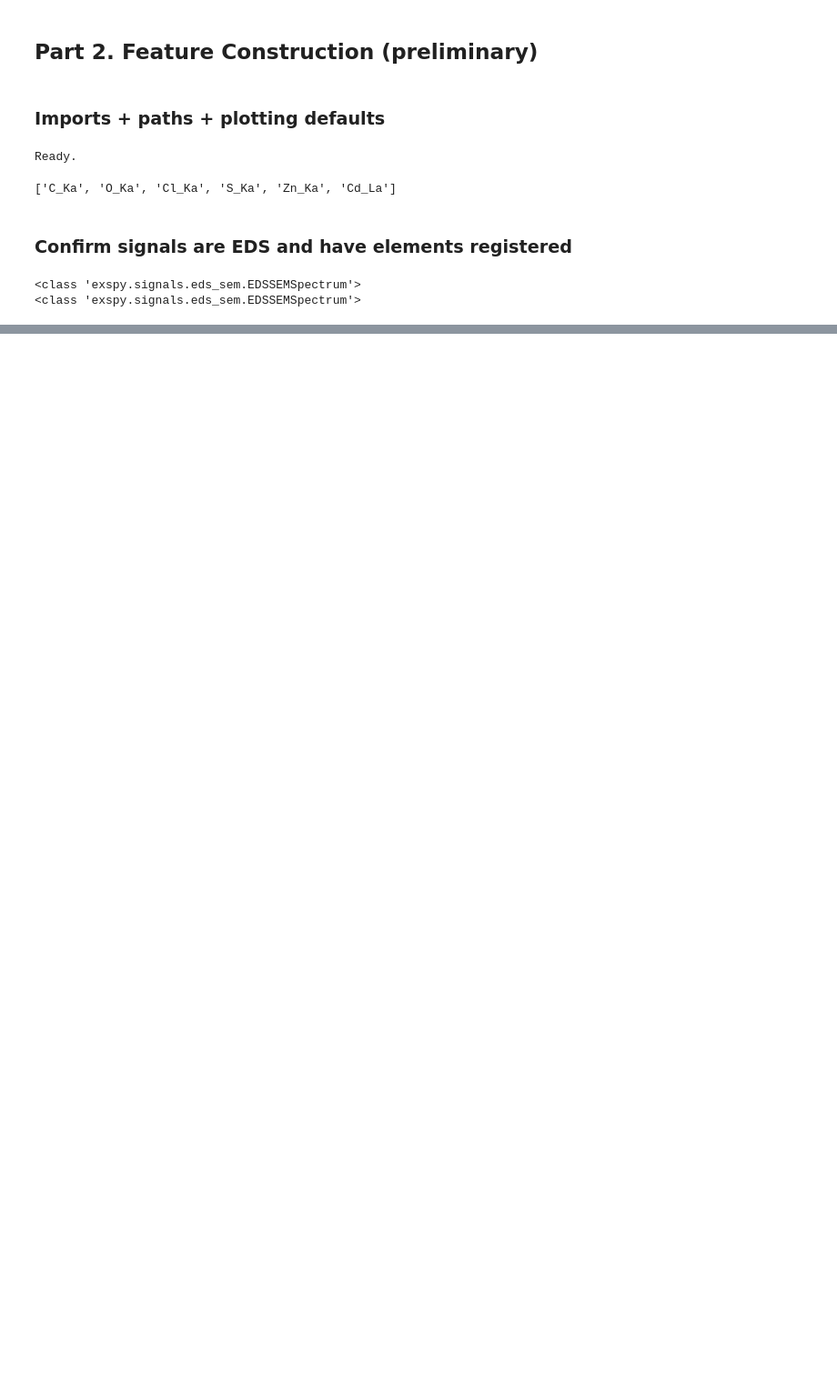
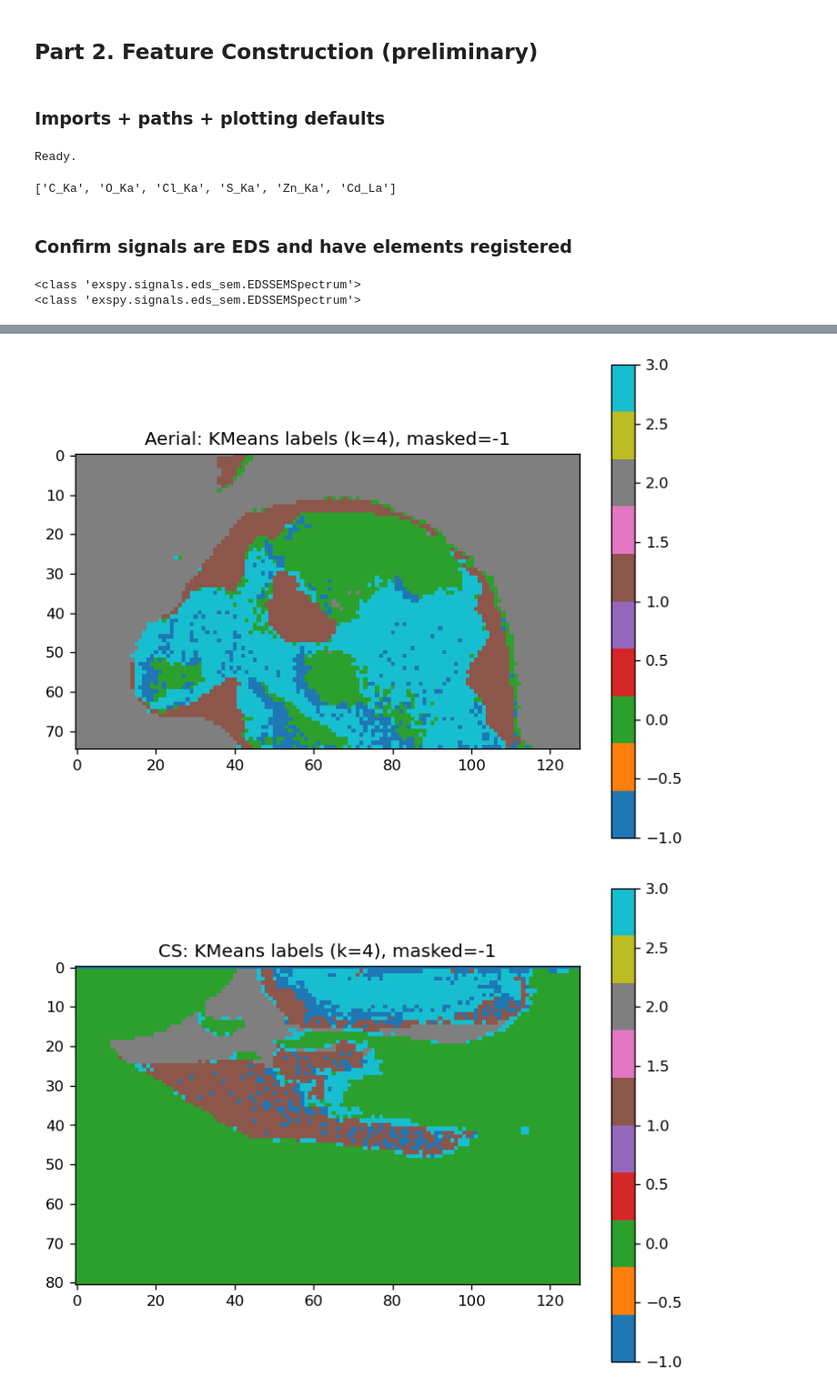
Before and after one commit to eliseetrheim/ZincSoap_ML, a Jupyter notebook: draft.ipynb, the cells around one changed output, grey strips where cells are left out. Shown at 91% size. Drawn from its saved outputs; the diff is of its cells as text; code cells hidden in the pictures; blank space fills up the shorter version.

```diff
--- a/draft.ipynb
+++ b/draft.ipynb
@@ -327,0 +433,16 @@ MemoryError: Unable to allocate 15.7 GiB for an array with shape (653, 1024, 314
+# %%
+# Mask low-signal pixels
+def low_signal_mask(X, quantile=0.05):
+    strength = X.sum(axis=1)
+    thresh = np.quantile(strength, quantile)
+    keep = strength > thresh
+    return keep, thresh
+
+keepA, thrA = low_signal_mask(XA, 0.05)
+keepC, thrC = low_signal_mask(XC, 0.05)
+
+XA_k = XA[keepA]
+XC_k = XC[keepC]
+
+print("Aerial kept:", keepA.mean(), "threshold:", thrA)
+print("CS kept    :", keepC.mean(), "threshold:", thrC)
@@ -327,0 +494,26 @@ MemoryError: Unable to allocate 15.7 GiB for an array with shape (653, 1024, 314
+# %%
+# Pull labels back into spatial maps
+def labels_to_map(labels_keep, keep_mask, nav_shape, fill_value=-1):
+    full = np.full(keep_mask.shape[0], fill_value, dtype=int)
+    full[keep_mask] = labels_keep
+    return full.reshape(nav_shape)
+
+label_map_A = labels_to_map(labA, keepA, mapsA[0].data.shape)
+label_map_C = labels_to_map(labC, keepC, mapsC[0].data.shape)
+
+plt.figure()
+plt.imshow(label_map_A, cmap="tab10")
+plt.title(f"Aerial: KMeans labels (k={k}), masked=-1")
+plt.colorbar()
+plt.tight_layout()
+plt.show()
+
+plt.figure()
+plt.imshow(label_map_C, cmap="tab10")
+plt.title(f"CS: KMeans labels (k={k}), masked=-1")
+plt.colorbar()
+plt.tight_layout()
+plt.show()
+# %% [output]
+[figure, added]
+[figure, added]
```
Also changed, not shown: parts of 13 cells of this notebook.
